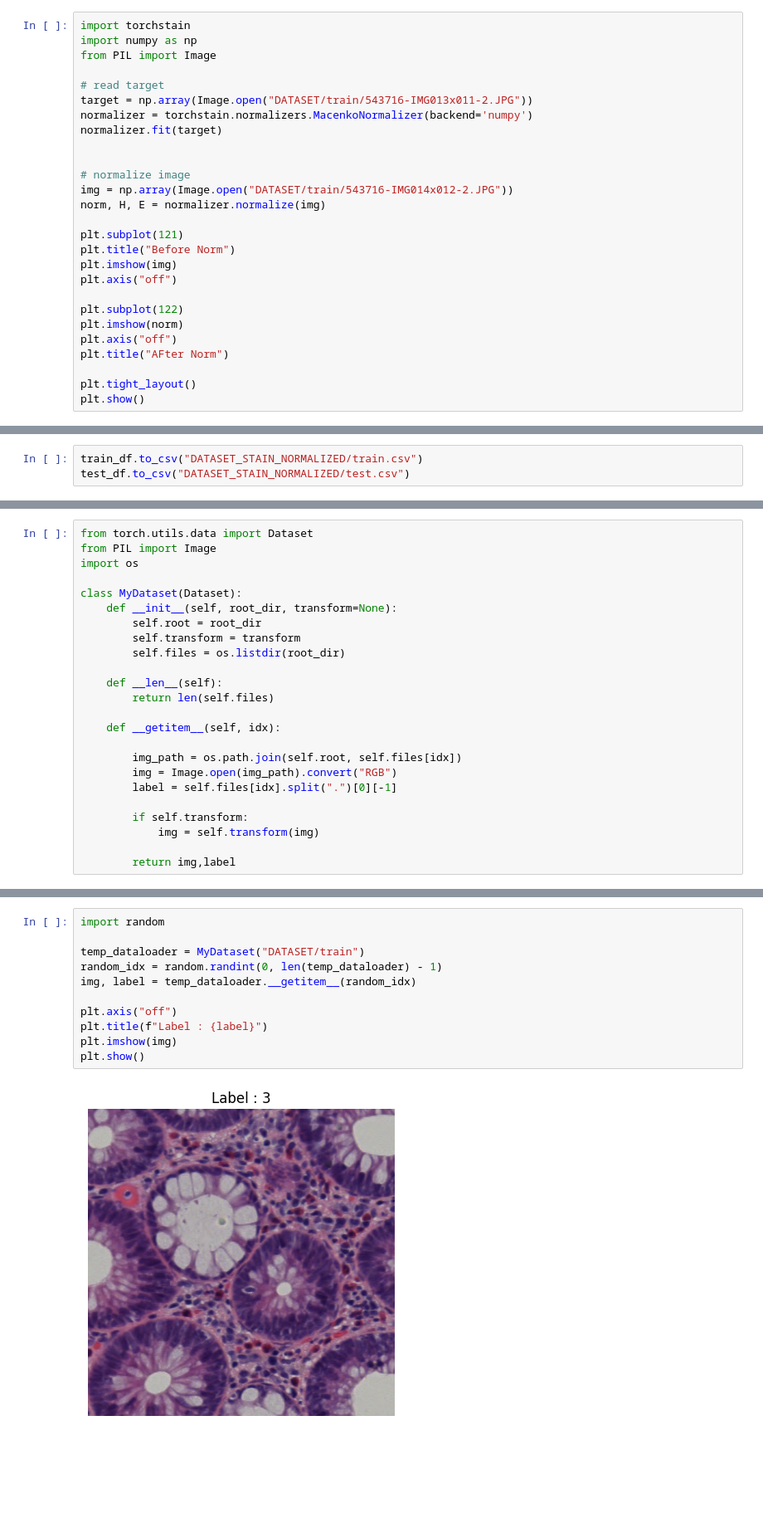
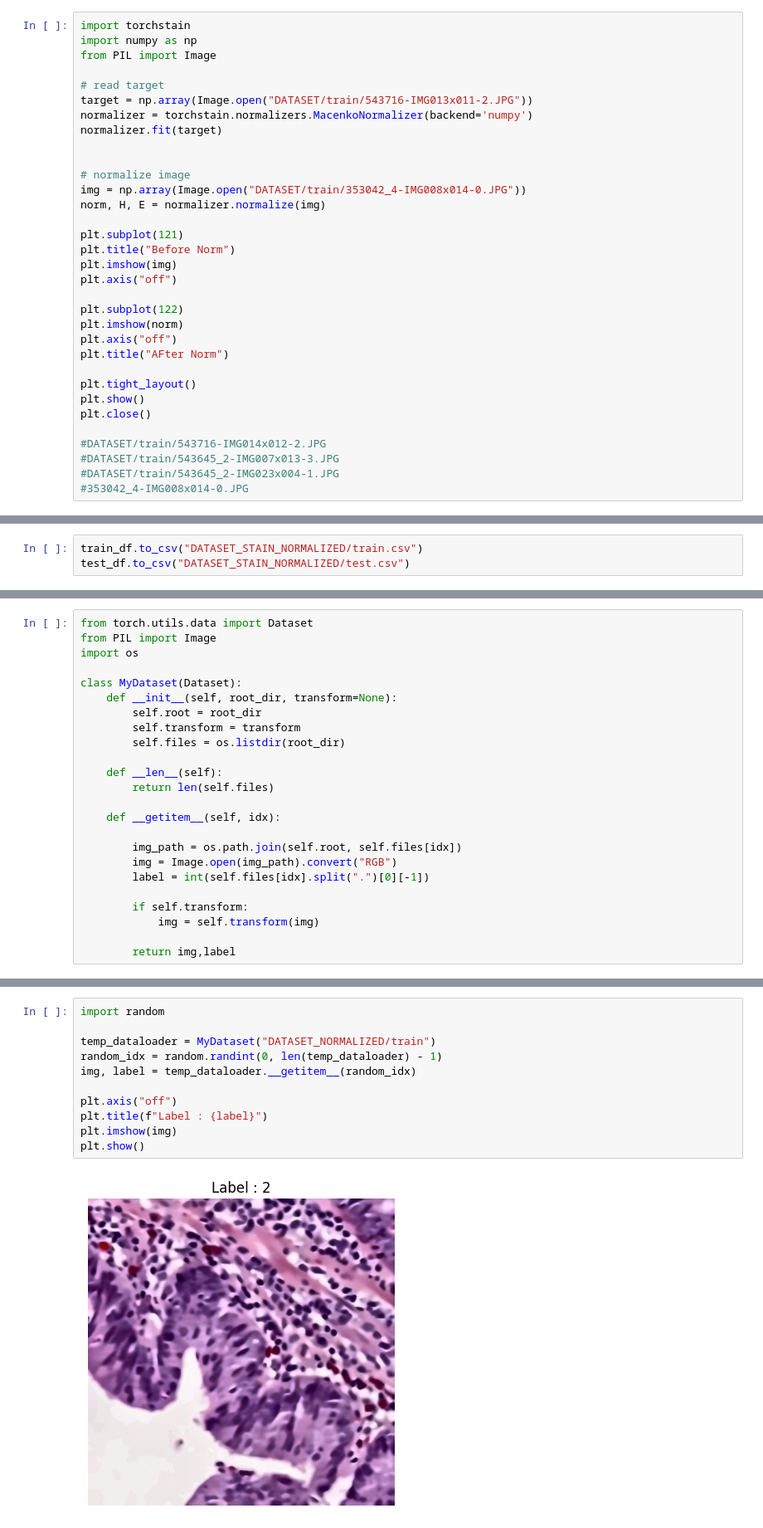
Before and after one commit to ADITYAAV80/PC-4, a Jupyter notebook: train.ipynb, the cells around one changed output, grey strips where cells are left out. Shown at 83% size. Drawn from its saved outputs; the diff is of its cells as text; blank space fills up the shorter version.

```diff
--- a/train.ipynb
+++ b/train.ipynb
@@ -28,7 +28,7 @@ normalizer.fit(target)
 
 
 # normalize image
-img = np.array(Image.open("DATASET/train/543716-IMG014x012-2.JPG"))
+img = np.array(Image.open("DATASET/train/353042_4-IMG008x014-0.JPG"))
 norm, H, E = normalizer.normalize(img)
 
 plt.subplot(121)
@@ -43,4 +43,10 @@ plt.title("AFter Norm")
 
 plt.tight_layout()
 plt.show()
+plt.close()
+
+#DATASET/train/543716-IMG014x012-2.JPG
+#DATASET/train/543645_2-IMG007x013-3.JPG
+#DATASET/train/543645_2-IMG023x004-1.JPG
+#353042_4-IMG008x014-0.JPG
 # %% [output]
@@ -165,7 +143,7 @@ class MyDataset(Dataset):
 
         img_path = os.path.join(self.root, self.files[idx])
         img = Image.open(img_path).convert("RGB")
-        label = self.files[idx].split(".")[0][-1]
+        label = int(self.files[idx].split(".")[0][-1])
 
         if self.transform:
             img = self.transform(img)
@@ -174,16 +159,16 @@ class MyDataset(Dataset):
 # %%
 import random
 
-temp_dataloader = MyDataset("DATASET/train")
+temp_dataloader = MyDataset("DATASET_NORMALIZED/train")
 random_idx = random.randint(0, len(temp_dataloader) - 1)
 img, label = temp_dataloader.__getitem__(random_idx)
 
 plt.axis("off")
 plt.title(f"Label : {label}")
 plt.imshow(img)
 plt.show()
 # %% [output]
-[figure, old version]
+[figure, new version]
 # %%
 def get_mean_std(loader):
 
```
Also changed, not shown: parts of 20 cells of this notebook.
